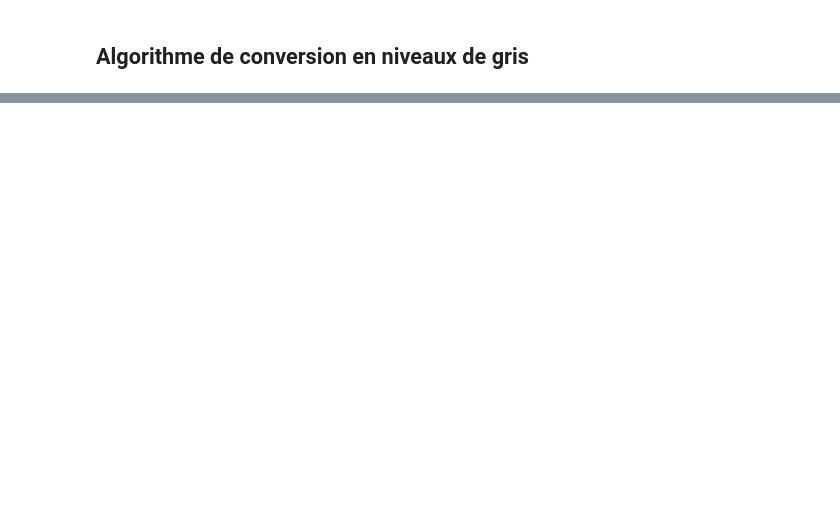
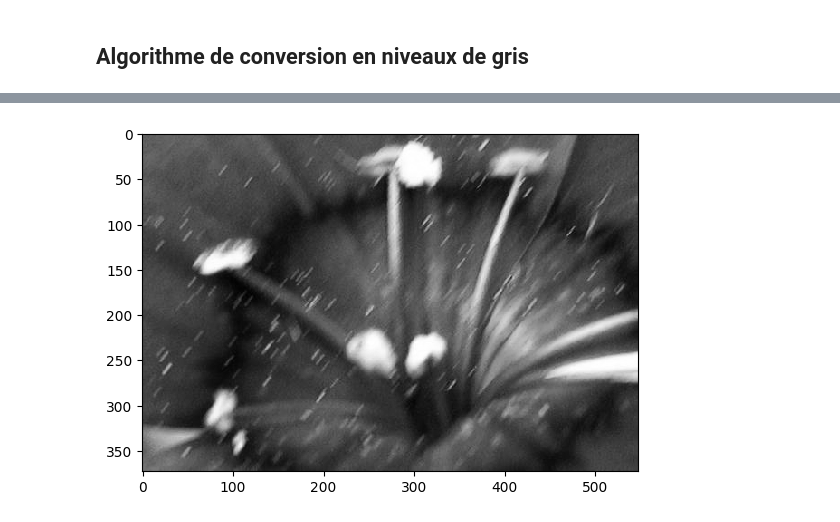
Before and after one commit to tpaviot/Algo, a Jupyter notebook: Calcul_Flou.ipynb, the cells around one changed output, grey strips where cells are left out. Cells and saved outputs as stored; diff of their text form; code cells hidden in the pictures; blank space fills up the shorter version.

```diff
--- a/Calcul_Flou.ipynb
+++ b/Calcul_Flou.ipynb
@@ -57,3 +83,12 @@ observée.
+# %%
+L_noms_fichiers = ['photos/photo_0.jpg', 'photos/photo_1.jpg',
+                   'photos/photo_2.jpg', 'photos/photo_3.jpg',
+                   'photos/photo_4.jpg', 'photos/photo_5.jpg']
+
+# Réponse 6. Votre code ci-dessous.
+L_images = []
+for nom_fichier in L_noms_fichiers:
+    L_images.append(importe_image(nom_fichier))
 # %% [markdown]
 ## Algorithme de conversion en niveaux de gris
 # %% [markdown]
@@ -68,0 +108,10 @@ np.zeros((n, m))
+# %%
+# réspone 6, code python
+def niveaux_gris(image):
+    n, m, p = image.shape
+    image_gris = np.zeros((n, m))
+    for i in range(n):
+        for j in range(m):
+            R,V,B = image[i,j]
+            image_gris[i,j] = (R+V+B)/3
+    return image_gris
@@ -68,0 +126,8 @@ np.zeros((n, m))
+# %%
+for k in range(len(L_images)):
+    L_images[k] = niveaux_gris(L_images[k])
+# %%
+plt.imshow(L_images[0], cmap="gray", interpolation="nearest")
+plt.show()
+# %% [output]
+[figure, added]
```
Also changed, not shown: parts of 46 cells of this notebook, 11 other files.
